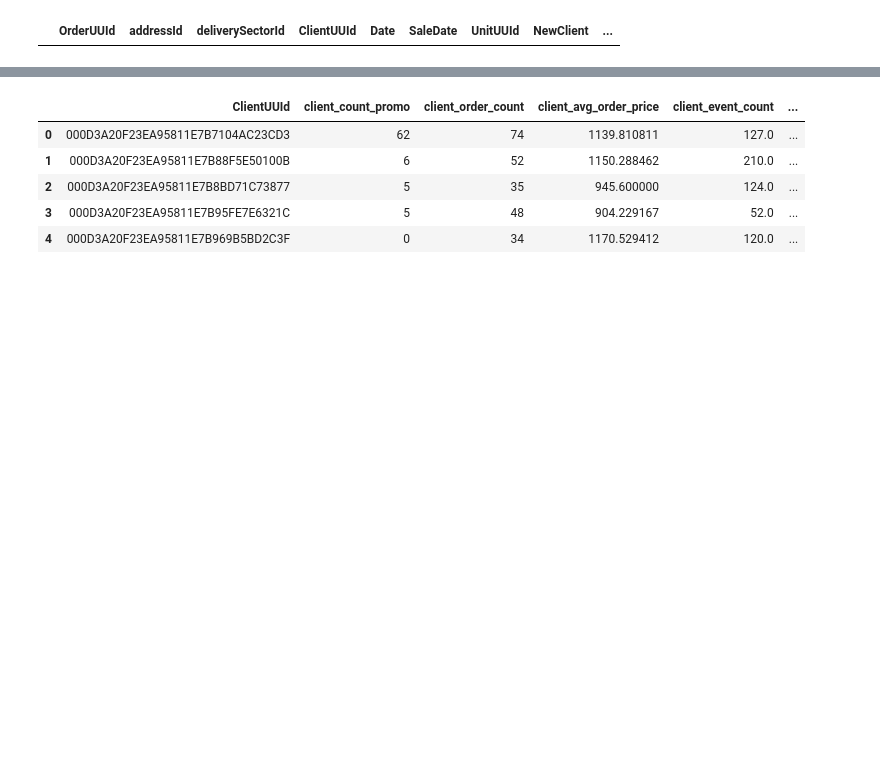
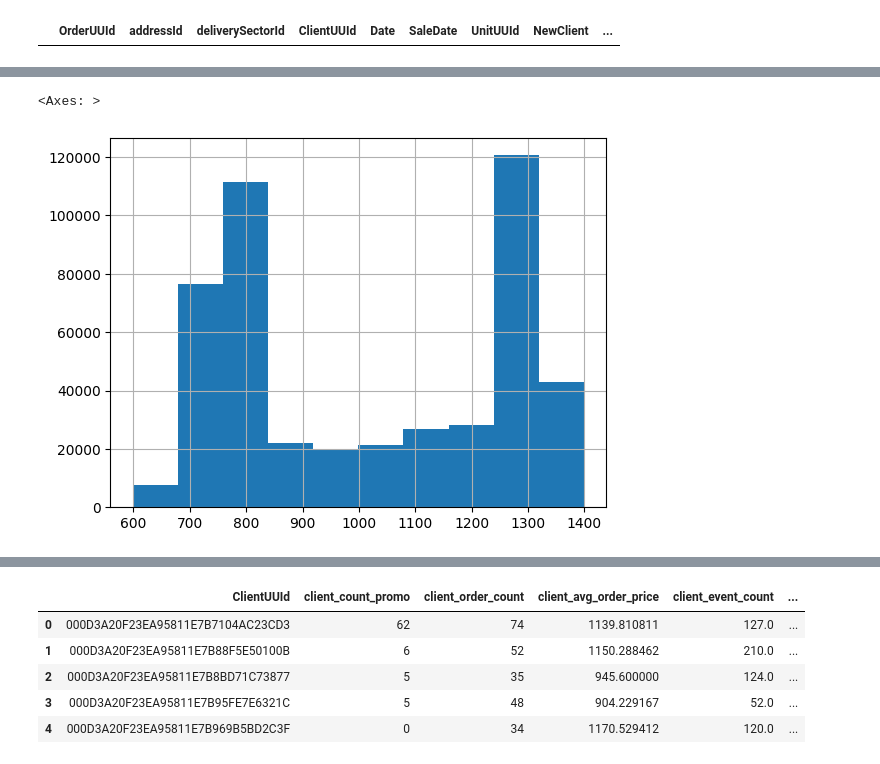
Before and after one commit to den2morrow/colab_research, a Jupyter notebook: data_secret_first_cup_2024_v1.ipynb, the cells around one changed output, grey strips where cells are left out. Saved outputs shown, nothing was run; the diff lists cells and outputs as text; code cells hidden in the pictures; blank space fills up the shorter version.

```diff
--- a/data_secret_first_cup_2024_v1.ipynb
+++ b/data_secret_first_cup_2024_v1.ipynb
@@ -108,0 +182,5 @@ orders[(orders['ClientUUId'].isin(orders[orders['NewClient'] == 0])) & (orders['
+# %%
+clients_promo_october['OrderPrice'].hist()
+# %% [output]
+<Axes: >
+[figure, added]
```
Also changed, not shown: parts of 83 cells of this notebook.
